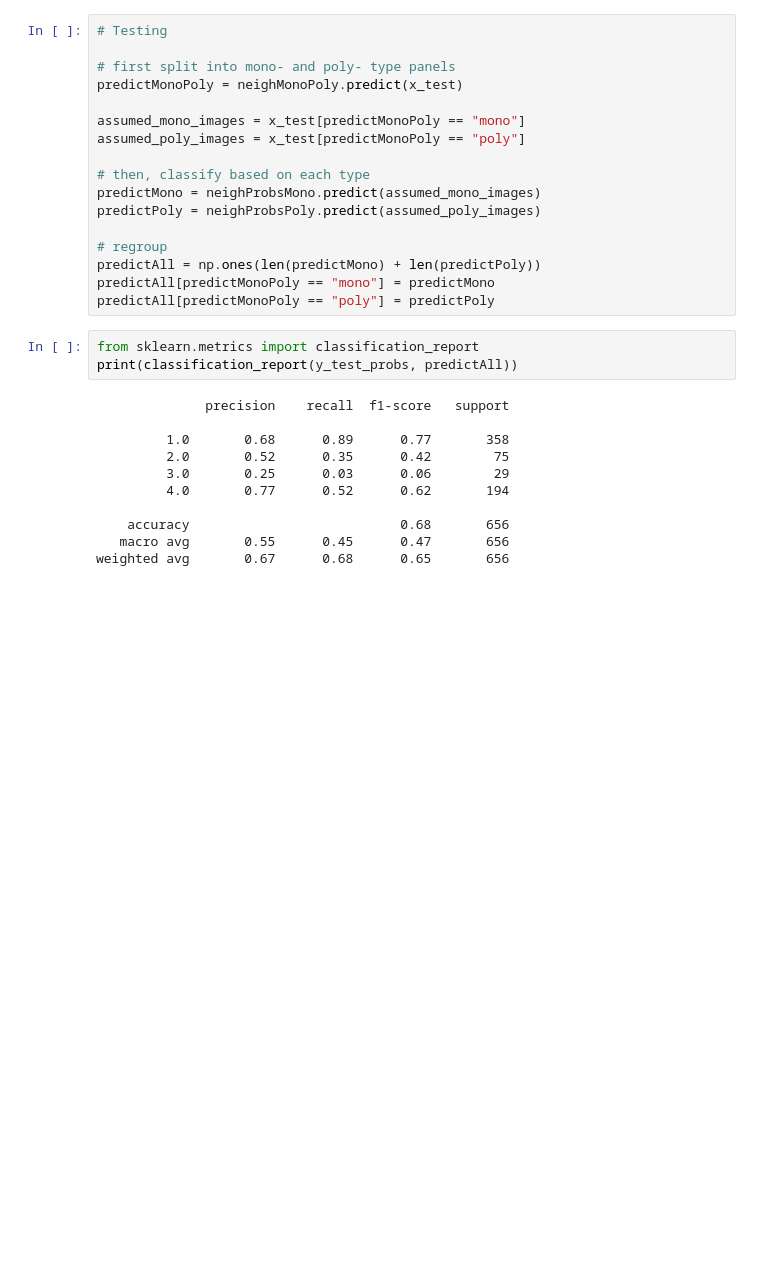
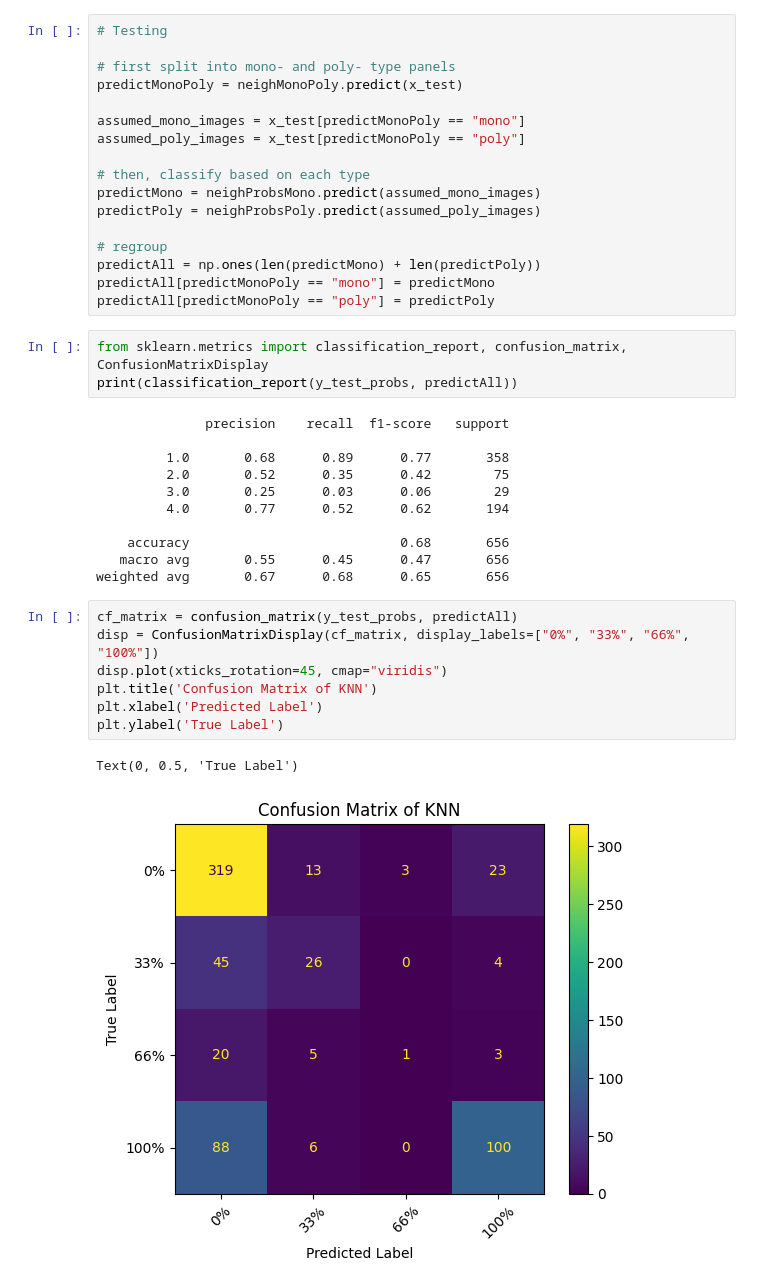
Before and after one commit to mmrakib/comp9517-ass2, a Jupyter notebook: SimpleKNN.ipynb, the cells around one changed output. Saved outputs shown, nothing was run; the diff lists cells and outputs as text; blank space fills up the shorter version.

```diff
--- a/SimpleKNN.ipynb
+++ b/SimpleKNN.ipynb
@@ -99,7 +99,7 @@ predictAll = np.ones(len(predictMono) + len(predictPoly))
 predictAll[predictMonoPoly == "mono"] = predictMono
 predictAll[predictMonoPoly == "poly"] = predictPoly
 # %%
-from sklearn.metrics import classification_report
+from sklearn.metrics import classification_report, confusion_matrix, ConfusionMatrixDisplay
 print(classification_report(y_test_probs, predictAll))
 # %% [output]
               precision    recall  f1-score   support
@@ -112,3 +112,13 @@ print(classification_report(y_test_probs, predictAll))
     accuracy                           0.68       656
    macro avg       0.55      0.45      0.47       656
 weighted avg       0.67      0.68      0.65       656
+# %%
+cf_matrix = confusion_matrix(y_test_probs, predictAll)
+disp = ConfusionMatrixDisplay(cf_matrix, display_labels=["0%", "33%", "66%", "100%"])
+disp.plot(xticks_rotation=45, cmap="viridis")
+plt.title('Confusion Matrix of KNN')
+plt.xlabel('Predicted Label')
+plt.ylabel('True Label')
+# %% [output]
+Text(0, 0.5, 'True Label')
+[figure, added]
```
Also changed, not shown: parts of 1 cell of this notebook, 5 other files.
